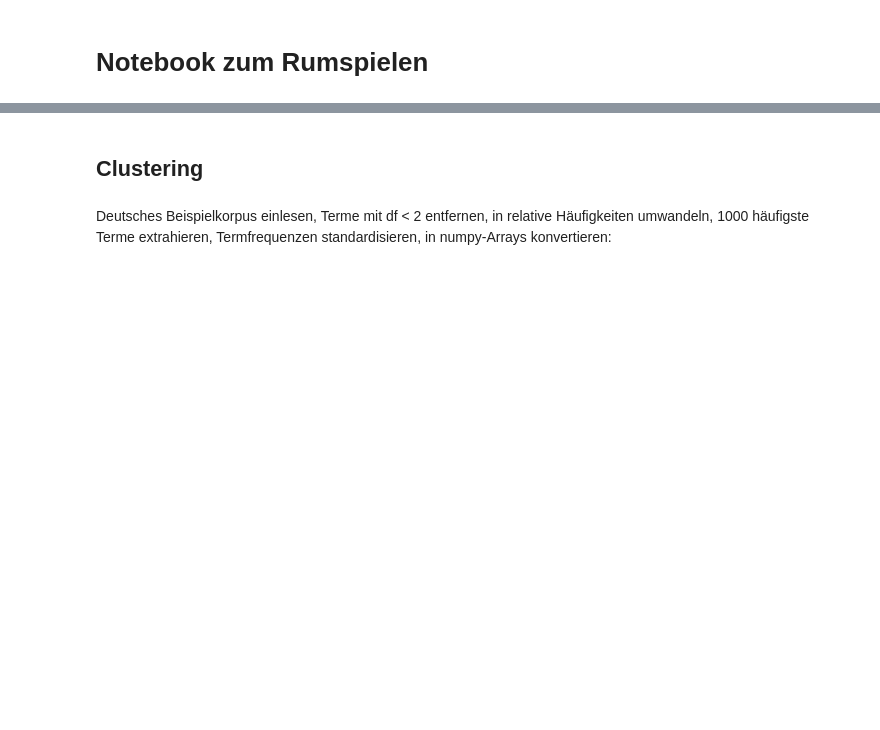
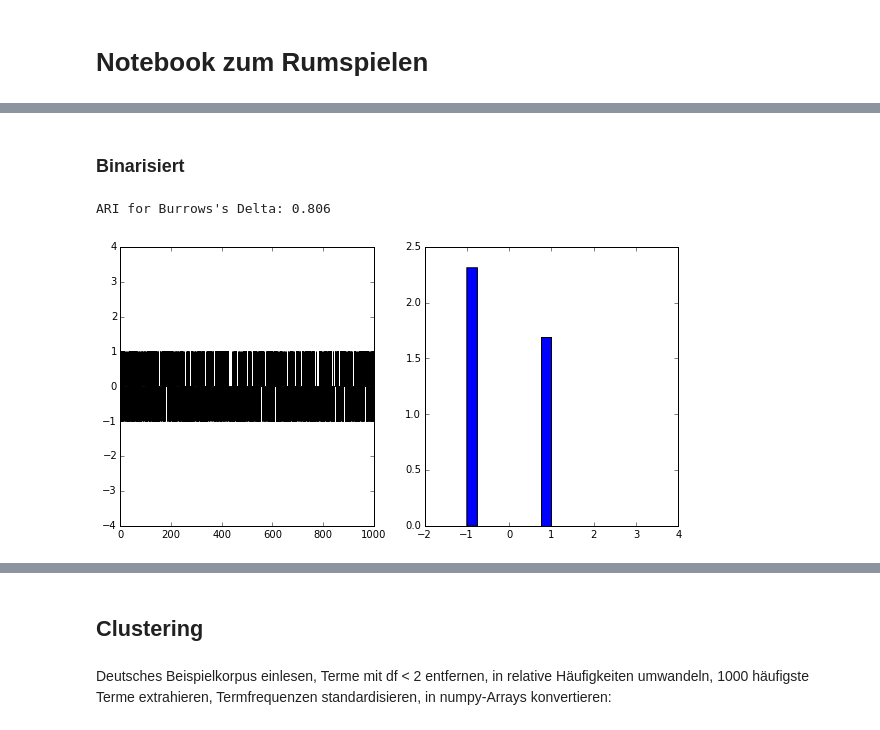
Before and after one commit to pielstroem/ExplainingDelta, a Jupyter notebook: Testnotebook.ipynb, the cells around one changed output, grey strips where cells are left out. Saved outputs shown, nothing was run; the diff lists cells and outputs as text; code cells hidden in the pictures; blank space fills up the shorter version.

```diff
--- a/Testnotebook.ipynb
+++ b/Testnotebook.ipynb
@@ -4,0 +68,19 @@
+# %% [markdown]
+### Binarisiert ###
+# %%
+binarized = data.copy()
+means = np.mean(binarized, axis=1)
+for d, m in zip(binarized, means):
+    d[d >= m] = 1
+    d[d < m] = -1
+fig, (ax1, ax2) = plt.subplots(1, 2, figsize=(10, 5))
+ax1.set_ylim((-4,4))
+ax1.bar(range(len(binarized[0])), binarized[0])
+ax2.set_xlim(-2, 4)
+ax2.hist(binarized[0], bins=8, normed=True)
+fig.show()
+clusters = AgglomerativeClustering(n_clusters=25, affinity="manhattan", linkage="complete").fit_predict(binarized)
+print("ARI for Burrows's Delta: %.3f" % metrics.adjusted_rand_score(authors, clusters))
+# %% [output]
+ARI for Burrows's Delta: 0.806
+[figure, added]
```
Also changed, not shown: parts of 12 cells of this notebook.
